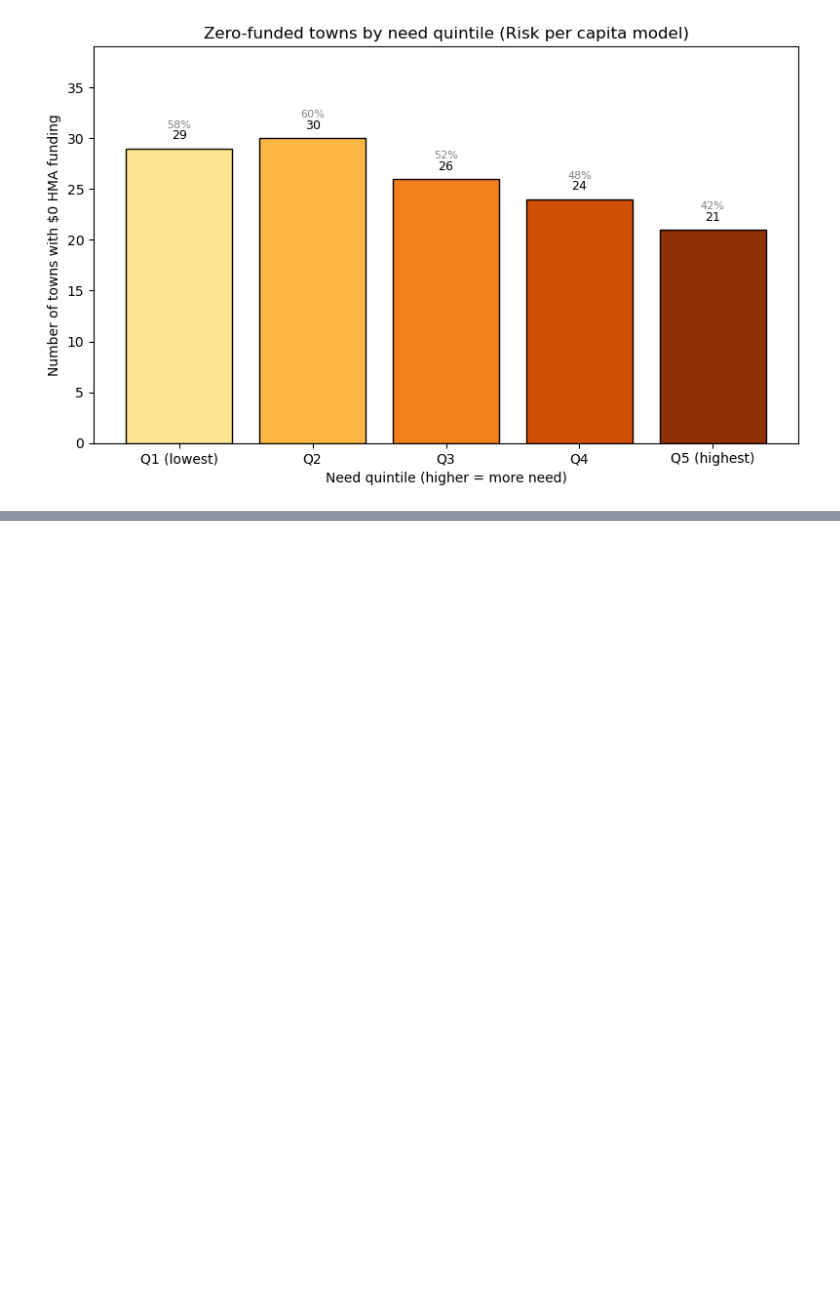
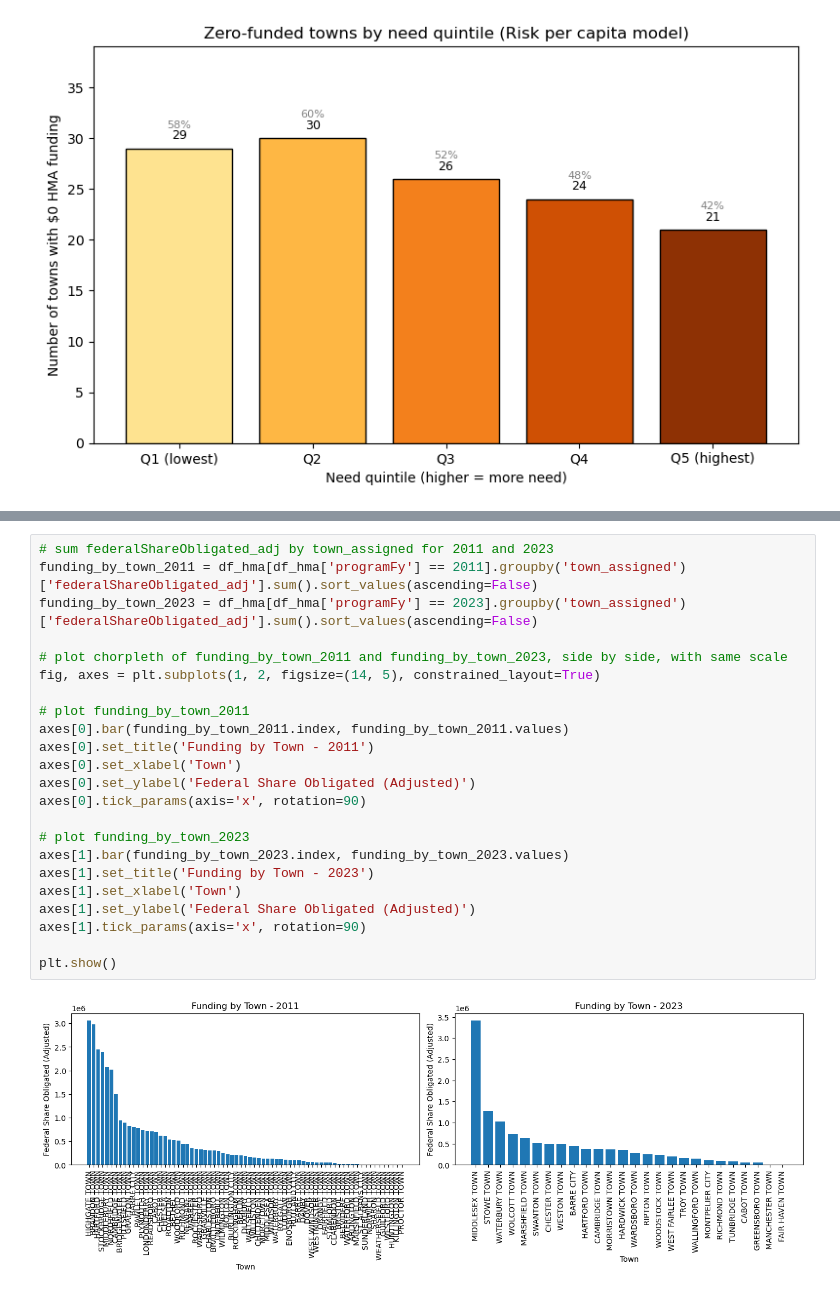
Before and after one commit to jakedurell/hazard-funding-comp, a Jupyter notebook: notebooks/30_article_image_export.ipynb, the cells around one changed output, grey strips where cells are left out. Cells and saved outputs as stored; diff of their text form; blank space fills up the shorter version.

```diff
--- a/notebooks/30_article_image_export.ipynb
+++ b/notebooks/30_article_image_export.ipynb
@@ -379,0 +480,25 @@ plt.show()
+# %%
+# sum federalShareObligated_adj by town_assigned for 2011 and 2023
+funding_by_town_2011 = df_hma[df_hma['programFy'] == 2011].groupby('town_assigned')['federalShareObligated_adj'].sum().sort_values(ascending=False)
+funding_by_town_2023 = df_hma[df_hma['programFy'] == 2023].groupby('town_assigned')['federalShareObligated_adj'].sum().sort_values(ascending=False)
+
+# plot chorpleth of funding_by_town_2011 and funding_by_town_2023, side by side, with same scale
+fig, axes = plt.subplots(1, 2, figsize=(14, 5), constrained_layout=True)
+
+# plot funding_by_town_2011
+axes[0].bar(funding_by_town_2011.index, funding_by_town_2011.values)
+axes[0].set_title('Funding by Town - 2011')
+axes[0].set_xlabel('Town')
+axes[0].set_ylabel('Federal Share Obligated (Adjusted)')
+axes[0].tick_params(axis='x', rotation=90)
+
+# plot funding_by_town_2023
+axes[1].bar(funding_by_town_2023.index, funding_by_town_2023.values)
+axes[1].set_title('Funding by Town - 2023')
+axes[1].set_xlabel('Town')
+axes[1].set_ylabel('Federal Share Obligated (Adjusted)')
+axes[1].tick_params(axis='x', rotation=90)
+
+plt.show()
+# %% [output]
+[figure, added]
```
Also changed, not shown: parts of 13 cells of this notebook, 2 other files.
